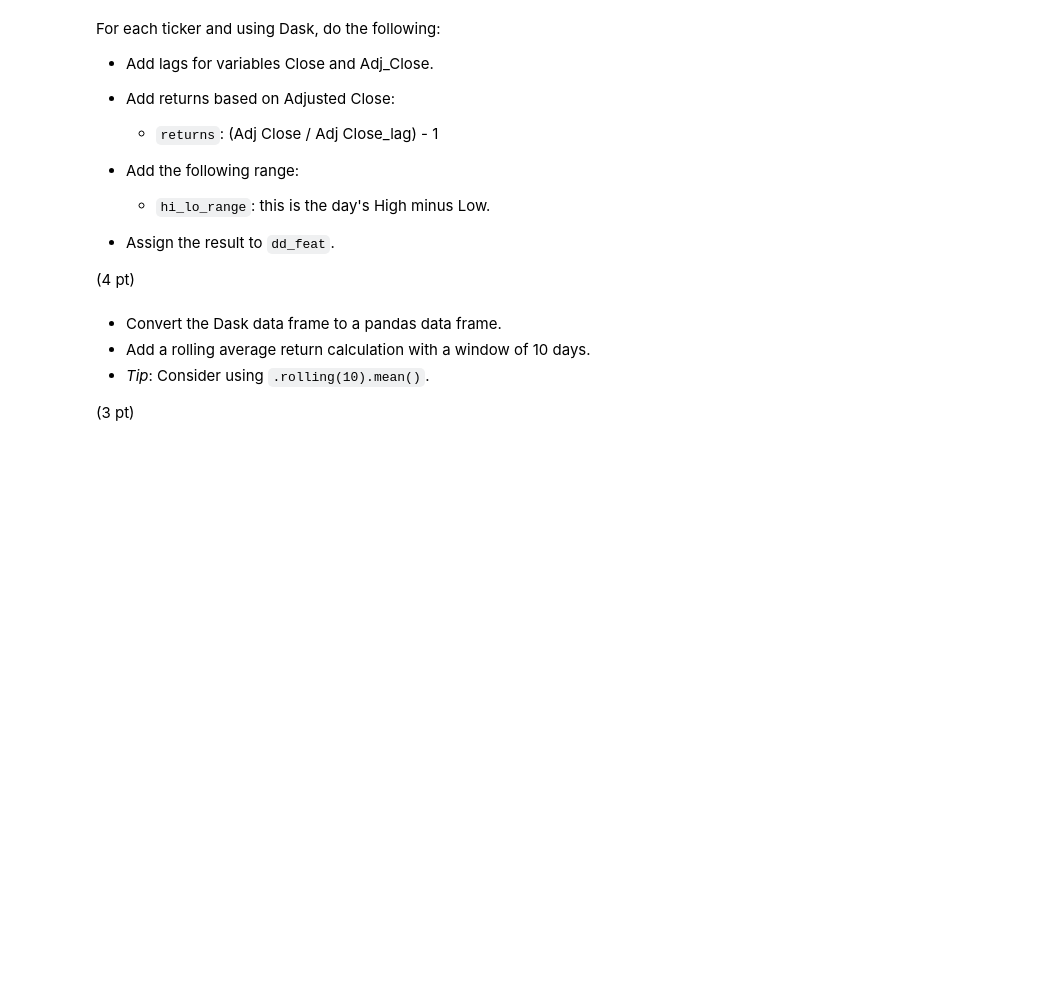
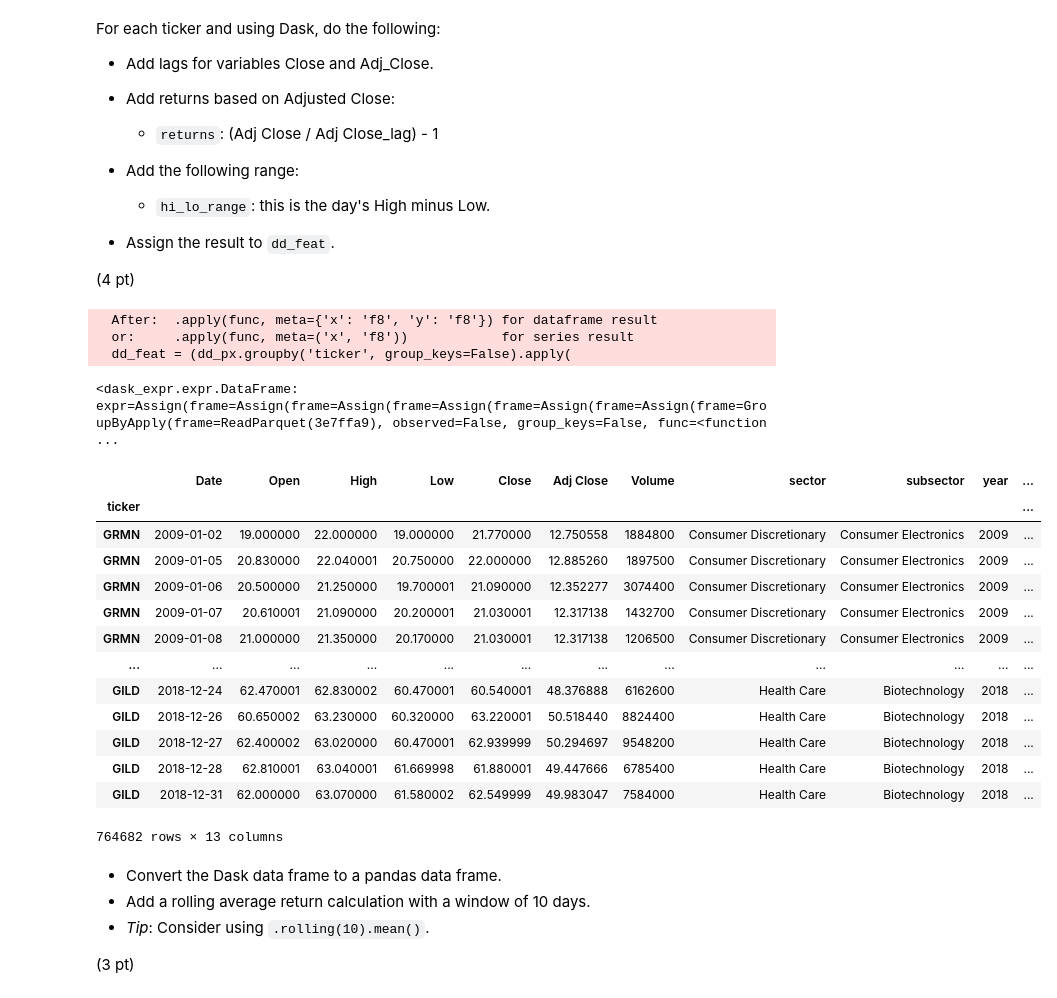
Before and after one commit to duggsun/scaling_to_production, a Jupyter notebook: 01_materials/labs/assignment_1.ipynb, the cells around one changed output. Cells and saved outputs as stored; diff of their text form; code cells hidden in the pictures; blank space fills up the shorter version.

```diff
--- a/01_materials/labs/assignment_1.ipynb
+++ b/01_materials/labs/assignment_1.ipynb
@@ -34,6 +33,12 @@ import os
 from glob import glob
 
 # Write your code below.
-parquet_files = glob(os.path.join(PRICE_DATA, "*/*.parquet"))
+PRICE_DATA = os.getenv("PRICE_DATA")
+PRICE_DATA
+
+
+parquet_files = glob(os.path.join(PRICE_DATA, "*/*/*.parquet"))
+#parquet_files[:5]
 dd_px = dd.read_parquet(parquet_files).set_index("ticker")
+dd_px
 # %% [output]
@@ -58,3 +61,38 @@ For each ticker and using Dask, do the following:
+# %%
+# Write your code below.
+import numpy as np
+dd_feat = (dd_px.groupby('ticker', group_keys=False).apply(
+    lambda x: x.assign(Close_lag_1 = x['Close'].shift(1))
+).assign(
+    returns = lambda x: x['Close']/x['Close_lag_1'] - 1
+).assign(
+    hi_lo_range = lambda x: (x['High'] - x['Low'])
+))
+# %% [output]
+  After:  .apply(func, meta={'x': 'f8', 'y': 'f8'}) for dataframe result
+  or:     .apply(func, meta=('x', 'f8'))            for series result
+  dd_feat = (dd_px.groupby('ticker', group_keys=False).apply(
+# %%
+dd_feat
+# %% [output]
+<dask_expr.expr.DataFrame: expr=Assign(frame=Assign(frame=Assign(frame=Assign(frame=Assign(frame=Assign(frame=GroupByApply(frame=ReadParquet(3e7ffa9), observed=False, group_keys=False, func=<function  ...
+# %%
+dd_feat.compute()
+# %% [output]
+|  | Date | Open | High | Low | Close | Adj Close | Volume | sector | subsector | year | ... |
+| ticker |  |  |  |  |  |  |  |  |  |  | ... |
+| GRMN | 2009-01-02 | 19.000000 | 22.000000 | 19.000000 | 21.770000 | 12.750558 | 1884800 | Consumer Discretionary | Consumer Electronics | 2009 | ... |
+| GRMN | 2009-01-05 | 20.830000 | 22.040001 | 20.750000 | 22.000000 | 12.885260 | 1897500 | Consumer Discretionary | Consumer Electronics | 2009 | ... |
+| GRMN | 2009-01-06 | 20.500000 | 21.250000 | 19.700001 | 21.090000 | 12.352277 | 3074400 | Consumer Discretionary | Consumer Electronics | 2009 | ... |
+| GRMN | 2009-01-07 | 20.610001 | 21.090000 | 20.200001 | 21.030001 | 12.317138 | 1432700 | Consumer Discretionary | Consumer Electronics | 2009 | ... |
+| GRMN | 2009-01-08 | 21.000000 | 21.350000 | 20.170000 | 21.030001 | 12.317138 | 1206500 | Consumer Discretionary | Consumer Electronics | 2009 | ... |
+| ... | ... | ... | ... | ... | ... | ... | ... | ... | ... | ... | ... |
+| GILD | 2018-12-24 | 62.470001 | 62.830002 | 60.470001 | 60.540001 | 48.376888 | 6162600 | Health Care | Biotechnology | 2018 | ... |
+| GILD | 2018-12-26 | 60.650002 | 63.230000 | 60.320000 | 63.220001 | 50.518440 | 8824400 | Health Care | Biotechnology | 2018 | ... |
+| GILD | 2018-12-27 | 62.400002 | 63.020000 | 60.470001 | 62.939999 | 50.294697 | 9548200 | Health Care | Biotechnology | 2018 | ... |
+| GILD | 2018-12-28 | 62.810001 | 63.040001 | 61.669998 | 61.880001 | 49.447666 | 6785400 | Health Care | Biotechnology | 2018 | ... |
+| GILD | 2018-12-31 | 62.000000 | 63.070000 | 61.580002 | 62.549999 | 49.983047 | 7584000 | Health Care | Biotechnology | 2018 | ... |
+764682 rows × 13 columns
 # %% [markdown]
 + Convert the Dask data frame to a pandas data frame.
 + Add a rolling average return calculation with a window of 10 days.
```
Also changed, not shown: parts of 5 cells of this notebook, 2 other files.
